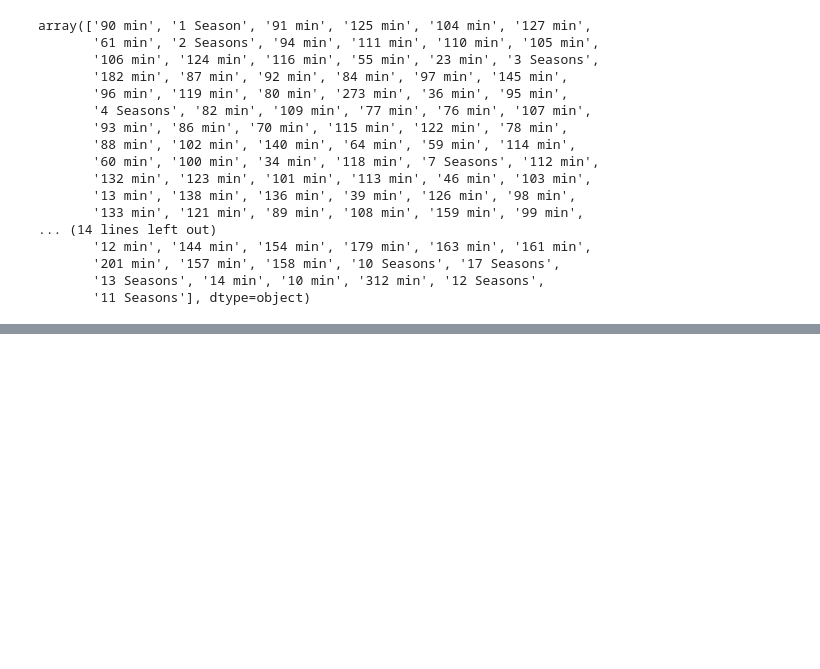
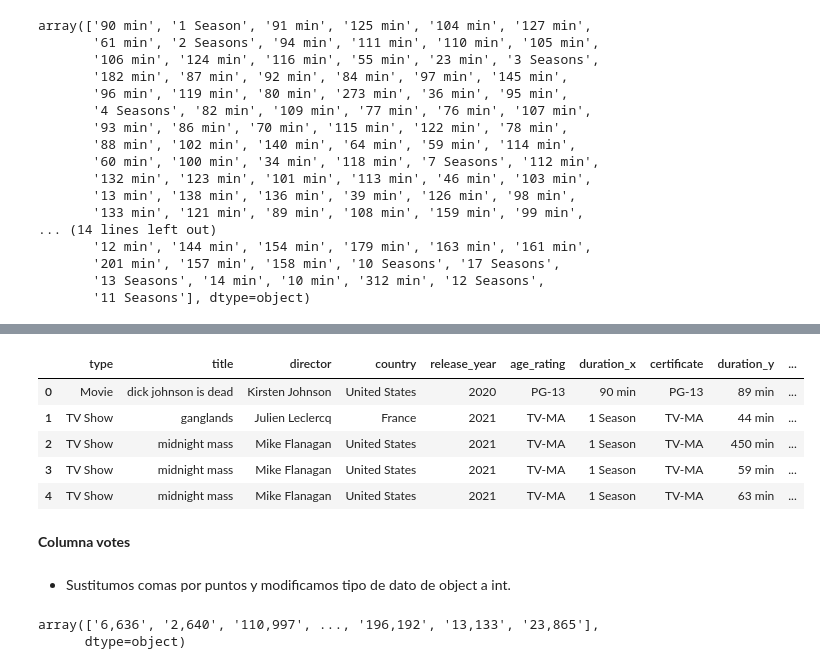
Before and after one commit to Maleni86/Modulo-4_Proyecto-Tableau_Maria_Maleni, a Jupyter notebook: exploracion_limpieza.ipynb, the cells around one changed output, grey strips where cells are left out. Saved outputs shown, nothing was run; the diff lists cells and outputs as text; code cells hidden in the pictures; blank space fills up the shorter version.

```diff
--- a/exploracion_limpieza.ipynb
+++ b/exploracion_limpieza.ipynb
@@ -361,0 +482,2 @@ array(['90 min', '1 Season', '91 min', '125 min', '104 min', '127 min',
+# %%
+df_final = df_final.rename(columns={'rating_x': 'age_rating'})
@@ -361,0 +492,19 @@ array(['90 min', '1 Season', '91 min', '125 min', '104 min', '127 min',
+# %%
+df_final.head()
+# %% [output]
+|  | type | title | director | country | release_year | age_rating | duration_x | certificate | duration_y | ... |
+| 0 | Movie | dick johnson is dead | Kirsten Johnson | United States | 2020 | PG-13 | 90 min | PG-13 | 89 min | ... |
+| 1 | TV Show | ganglands | Julien Leclercq | France | 2021 | TV-MA | 1 Season | TV-MA | 44 min | ... |
+| 2 | TV Show | midnight mass | Mike Flanagan | United States | 2021 | TV-MA | 1 Season | TV-MA | 450 min | ... |
+| 3 | TV Show | midnight mass | Mike Flanagan | United States | 2021 | TV-MA | 1 Season | TV-MA | 59 min | ... |
+| 4 | TV Show | midnight mass | Mike Flanagan | United States | 2021 | TV-MA | 1 Season | TV-MA | 63 min | ... |
+# %% [markdown]
+**Columna votes**
+# %% [markdown]
+- Sustitumos comas por puntos y modificamos tipo de dato de object a int.
+# %%
+# Confirmamos que hay que cambiar las comas por puntos
+df_final["votes"].unique()
+# %% [output]
+array(['6,636', '2,640', '110,997', ..., '196,192', '13,133', '23,865'],
+      dtype=object)
```
Also changed, not shown: parts of 30 cells of this notebook, 1 other file.
